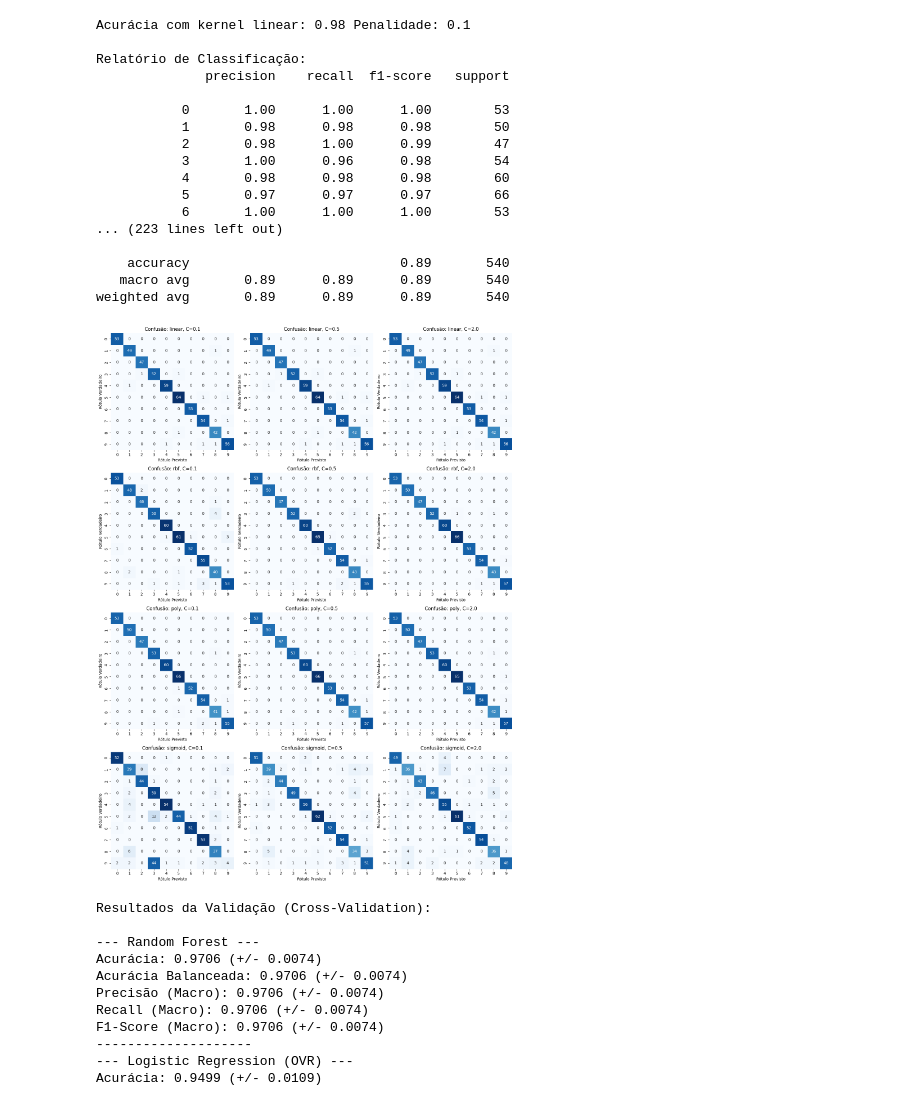
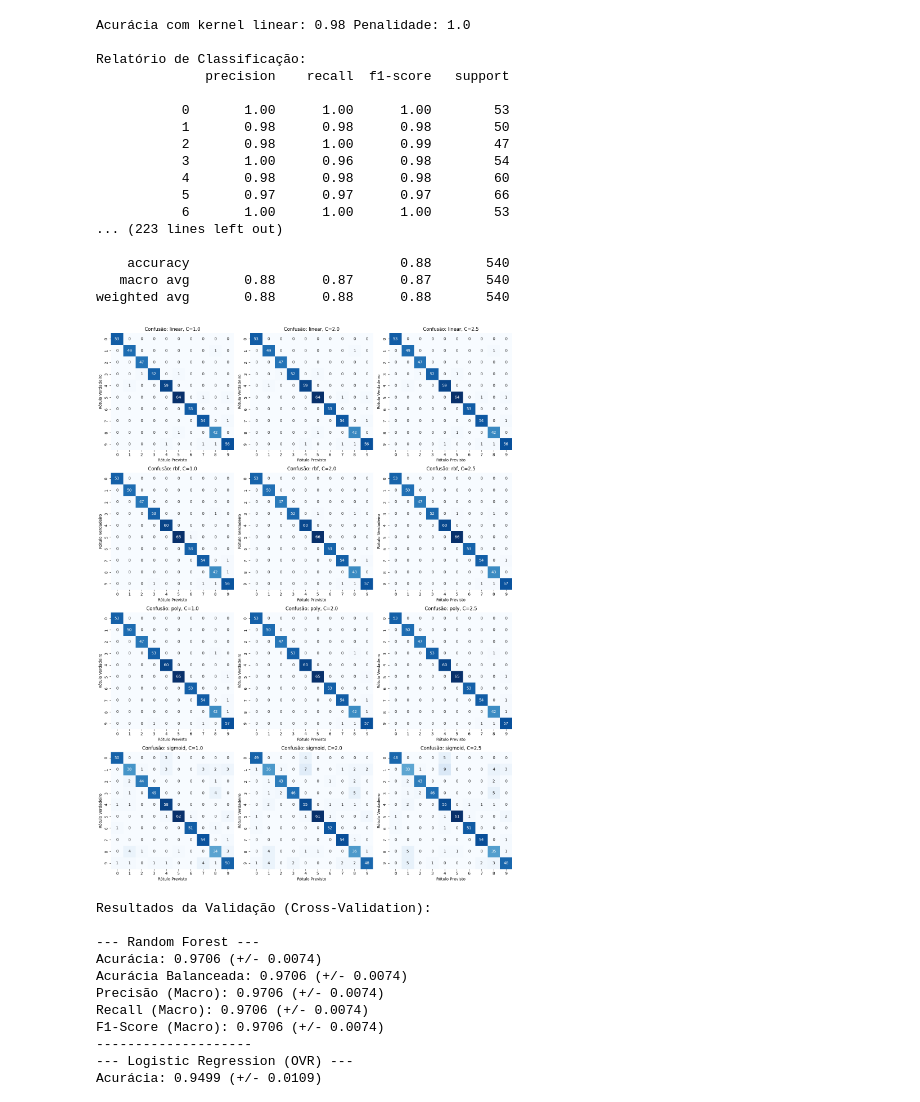
Before and after one commit to ricardoproenca/SVM, a Jupyter notebook: exercicio_svm.ipynb, the cells around one changed output. Saved outputs shown, nothing was run; the diff lists cells and outputs as text; code cells hidden in the pictures.

```diff
--- a/exercicio_svm.ipynb
+++ b/exercicio_svm.ipynb
@@ -15,7 +15,7 @@ y = digits.target
 X_train, X_test, y_train, y_test = train_test_split(X, y, test_size=0.3, random_state=42)
 
 kernels = ['linear', 'rbf', 'poly', 'sigmoid']
-C_values = [0.1, 0.5, 2.0]
+C_values = [1.0, 2.0, 2.5]
 num_plots = len(kernels) * len(C_values)
 rows = (num_plots + 2) // 3  # Calcula o número de linhas necessárias para agrupar de 3 em 3
 
@@ -38,38 +38,38 @@ for kernel in kernels:
         ax.set_ylabel('Rótulo Verdadeiro')
         ax.set_title(f'Confusão: {kernel}, C={C}')
         plot_index += 1
 
         accuracy = accuracy_score(y_test, y_pred)
         print(f"Acurácia com kernel {kernel}: {accuracy:.2f} Penalidade: {C}")
         print("\nRelatório de Classificação:")
         print(classification_report(y_test, y_pred))
 
 # Remover subplots extras se o número de plots não for um múltiplo de 3
 if num_plots < len(axes):
     for i in range(num_plots, len(axes)):
         fig.delaxes(axes[i])
 
 plt.tight_layout()
 plt.show()
 # %% [output]
-Acurácia com kernel linear: 0.98 Penalidade: 0.1
+Acurácia com kernel linear: 0.98 Penalidade: 1.0
 
 Relatório de Classificação:
               precision    recall  f1-score   support
 
            0       1.00      1.00      1.00        53
            1       0.98      0.98      0.98        50
            2       0.98      1.00      0.99        47
            3       1.00      0.96      0.98        54
            4       0.98      0.98      0.98        60
            5       0.97      0.97      0.97        66
            6       1.00      1.00      1.00        53
 ... (223 lines left out)
 
-    accuracy                           0.89       540
-   macro avg       0.89      0.89      0.89       540
-weighted avg       0.89      0.89      0.89       540
+    accuracy                           0.88       540
+   macro avg       0.88      0.87      0.87       540
+weighted avg       0.88      0.88      0.88       540
-[figure, old version]
+[figure, new version]
 # %%
 import numpy as np
 import matplotlib.pyplot as plt
```
